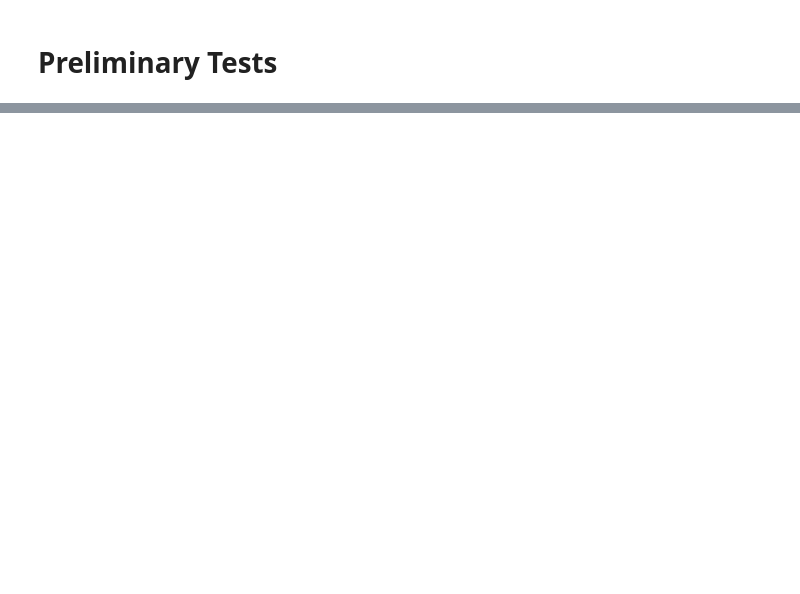
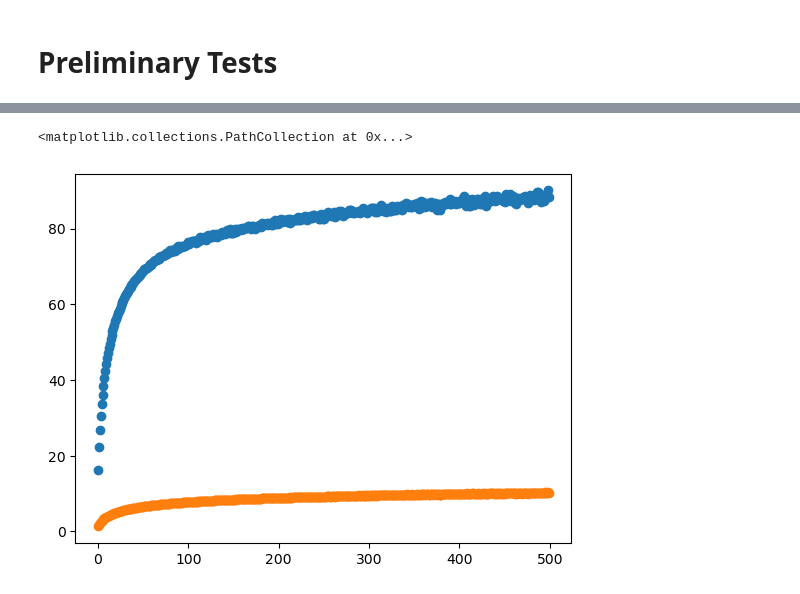
Before and after one commit to mandus24/ComputationalPhysics, a Jupyter notebook: polymer/polymer.ipynb, the cells around one changed output, grey strips where cells are left out. Saved outputs shown, nothing was run; the diff lists cells and outputs as text; code cells hidden in the pictures; blank space fills up the shorter version.

```diff
--- a/polymer/polymer.ipynb
+++ b/polymer/polymer.ipynb
@@ -317,0 +336,6 @@ Results match: True
+# %%
+plt.scatter(range(500),error_ω_squared)
+plt.scatter(range(500),error_S_squared)
+# %% [output]
+<matplotlib.collections.PathCollection at 0x...>
+[figure, added]
```
Also changed, not shown: parts of 19 cells of this notebook.
